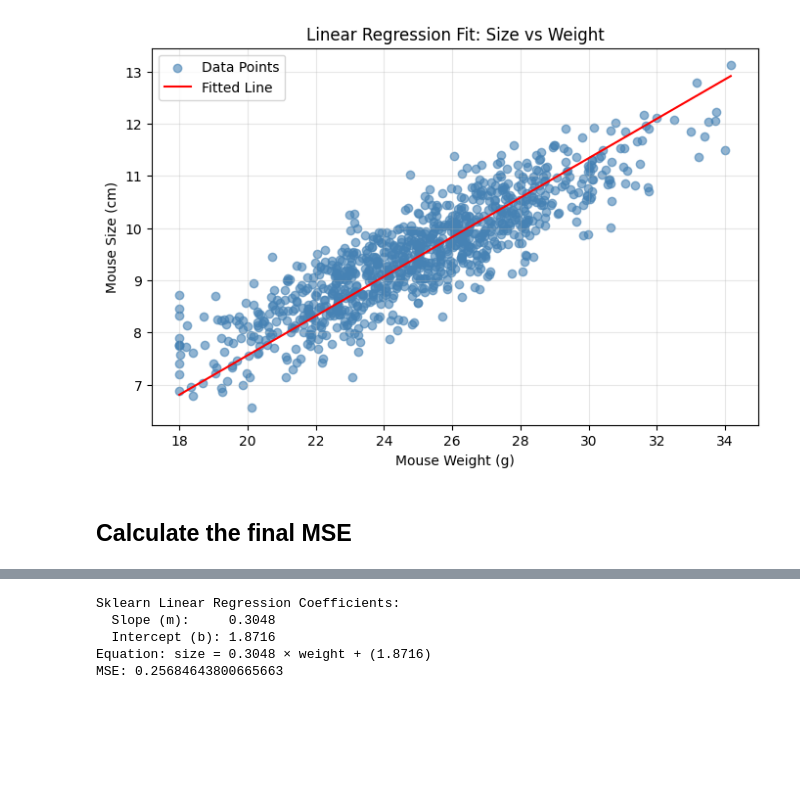
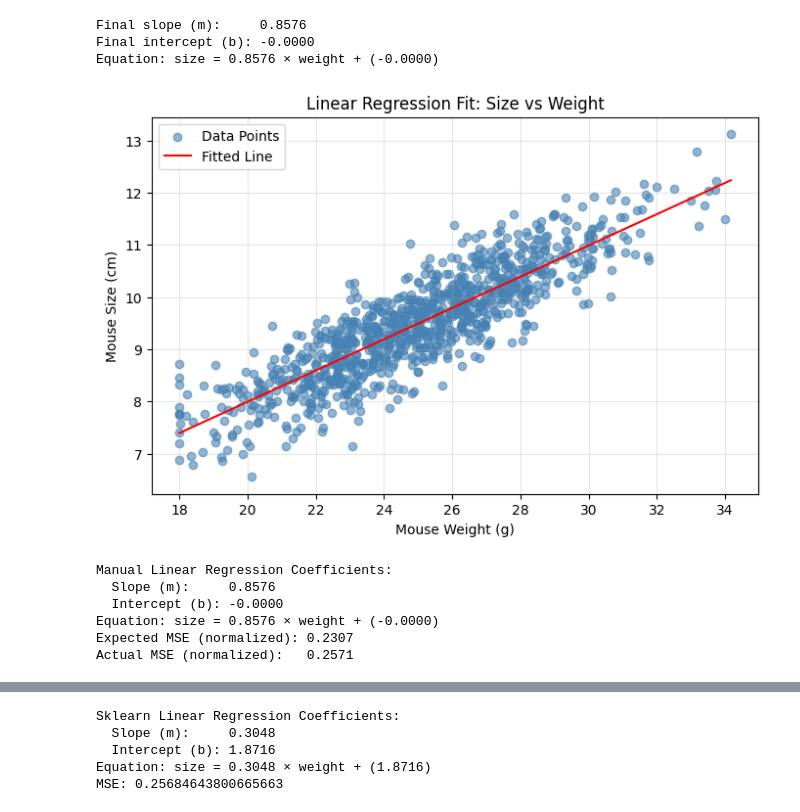
Before and after one commit to seemab-yamin/ai-learning-journey, a Jupyter notebook: linear-regressions-manual-gradients/main.ipynb, the cells around one changed output, grey strips where cells are left out. Cells and saved outputs as stored; diff of their text form; code cells hidden in the pictures; blank space fills up the shorter version.

```diff
--- a/linear-regressions-manual-gradients/main.ipynb
+++ b/linear-regressions-manual-gradients/main.ipynb
@@ -41,12 +55,22 @@ plt.show()
 # %%
-# Create DataFrame
-df = pd.DataFrame({"weight_g": weight, "size_cm": size})
+# scale between 0 and 1
+x = df["weight_g"]
+y = df["size_cm"]
+
+x_mean = x.mean()
+x_std = x.std()
+x_norm = (x - x_mean) / x_std
+
+y_mean = y.mean()
+y_std = y.std()
+y_norm = (y - y_mean) / y_std
+
 
 # Plot
 plt.figure(figsize=(8, 5))
-plt.scatter(df["weight_g"], df["size_cm"], alpha=0.6, c="steelblue")
-plt.xlabel("Mouse Weight (g)")
-plt.ylabel("Mouse Size (cm)")
+plt.scatter(x_norm, y_norm, alpha=0.6, c="steelblue")
+plt.xlabel("Mouse Weight (Normalized)")
+plt.ylabel("Mouse Size (Normalized)")
 plt.title("Synthetic Mouse Data: Size vs Weight")
 plt.grid(True, alpha=0.3)
 plt.show()
@@ -139,19 +142,48 @@ Equation: size = 0.3774 × weight + (0.0151)
 # %%
+# After training converges:
+print(f"Final slope (m):     {m:.4f}")
+print(f"Final intercept (b): {b:.4f}")
+print(f"Equation: size = {m:.4f} × weight + ({b:.4f})")
+
 # Draw the best fitted line on data
 plt.figure(figsize=(8, 5))
-plt.scatter(
-    df["weight_g"], df["size_cm"], alpha=0.6, c="steelblue", label="Data Points"
-)
-x_line = np.linspace(df["weight_g"].min(), df["weight_g"].max(), 100)
-fitted_line = m * x_line + b
-plt.plot(x_line, fitted_line, color="red", label="Fitted Line")
+plt.scatter(x, y, alpha=0.6, c="steelblue", label="Data Points")
+
+x_line_original = np.linspace(x.min(), x.max(), 100)
+x_line_norm = (x_line_original - x_mean) / x_std
+y_line_norm = m * x_line_norm + b
+y_line_original = y_line_norm * y_std + y_mean  # back to cm
+
+plt.plot(x_line_original, y_line_original, color="red", label="Fitted Line")
 plt.xlabel("Mouse Weight (g)")
 plt.ylabel("Mouse Size (cm)")
 plt.title("Linear Regression Fit: Size vs Weight")
 plt.legend()
 plt.grid(True, alpha=0.3)
 plt.show()
+
+y_pred_norm = m * x_norm + b
+y_pred_original = y_pred_norm * y_std + y_mean
+
+print(f"Manual Linear Regression Coefficients:")
+print(f"  Slope (m):     {m:.4f}")
+print(f"  Intercept (b): {b:.4f}")
+print(f"Equation: size = {m:.4f} × weight + ({b:.4f})")
+mse_original = np.mean((y - y_pred_original) ** 2)
+
+# Sanity check: what should MSE be in normalized space?
+noise_variance = 0.5**2  # you set scale=0.5
+expected_mse_norm = noise_variance / y_std**2
+print(f"Expected MSE (normalized): {expected_mse_norm:.4f}")
+print(f"Actual MSE (normalized):   {mse_original:.4f}")
 # %% [output]
+Final slope (m):     0.8576
+Final intercept (b): -0.0000
+Equation: size = 0.8576 × weight + (-0.0000)
-[figure, old version]
+[figure, new version]
+Manual Linear Regression Coefficients:
+  Slope (m):     0.8576
+  Intercept (b): -0.0000
+Equation: size = 0.8576 × weight + (-0.0000)
+Expected MSE (normalized): 0.2307
+Actual MSE (normalized):   0.2571
-# %% [markdown]
-## Calculate the final MSE
```
Also changed, not shown: parts of 21 cells of this notebook, 2 other files.
